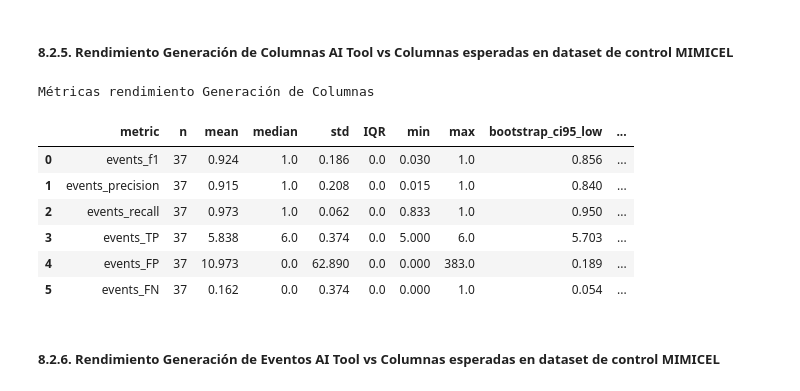
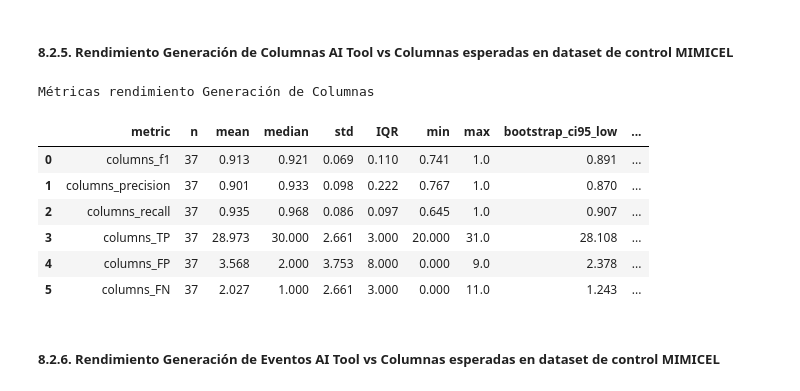
Before and after one commit to sariasruiz/AIeventLogGenerator, a Jupyter notebook: notebooks/Results.ipynb, the cells around one changed output. Cells and saved outputs as stored; diff of their text form; code cells hidden in the pictures.

Commit message:
Correcció resultados Rendimiento Generación Columnas.

```diff
--- a/notebooks/Results.ipynb
+++ b/notebooks/Results.ipynb
@@ -2604,16 +2604,16 @@ Métricas rendimiento Coverage
 ##### **8.2.5. Rendimiento Generación de Columnas AI Tool vs Columnas esperadas en dataset de control MIMICEL**
 # %%
 print("Métricas rendimiento Generación de Columnas")
-display(df_results_stats_events)
+display(df_results_stats_columns)
 # %% [output]
 Métricas rendimiento Generación de Columnas
 |  | metric | n | mean | median | std | IQR | min | max | bootstrap_ci95_low | ... |
-| 0 | events_f1 | 37 | 0.924 | 1.0 | 0.186 | 0.0 | 0.030 | 1.0 | 0.856 | ... |
-| 1 | events_precision | 37 | 0.915 | 1.0 | 0.208 | 0.0 | 0.015 | 1.0 | 0.840 | ... |
-| 2 | events_recall | 37 | 0.973 | 1.0 | 0.062 | 0.0 | 0.833 | 1.0 | 0.950 | ... |
-| 3 | events_TP | 37 | 5.838 | 6.0 | 0.374 | 0.0 | 5.000 | 6.0 | 5.703 | ... |
-| 4 | events_FP | 37 | 10.973 | 0.0 | 62.890 | 0.0 | 0.000 | 383.0 | 0.189 | ... |
-| 5 | events_FN | 37 | 0.162 | 0.0 | 0.374 | 0.0 | 0.000 | 1.0 | 0.054 | ... |
+| 0 | columns_f1 | 37 | 0.913 | 0.921 | 0.069 | 0.110 | 0.741 | 1.0 | 0.891 | ... |
+| 1 | columns_precision | 37 | 0.901 | 0.933 | 0.098 | 0.222 | 0.767 | 1.0 | 0.870 | ... |
+| 2 | columns_recall | 37 | 0.935 | 0.968 | 0.086 | 0.097 | 0.645 | 1.0 | 0.907 | ... |
+| 3 | columns_TP | 37 | 28.973 | 30.000 | 2.661 | 3.000 | 20.000 | 31.0 | 28.108 | ... |
+| 4 | columns_FP | 37 | 3.568 | 2.000 | 3.753 | 8.000 | 0.000 | 9.0 | 2.378 | ... |
+| 5 | columns_FN | 37 | 2.027 | 1.000 | 2.661 | 3.000 | 0.000 | 11.0 | 1.243 | ... |
 # %% [markdown]
 ##### **8.2.6. Rendimiento Generación de Eventos AI Tool vs Columnas esperadas en dataset de control MIMICEL**
 # %%
```
